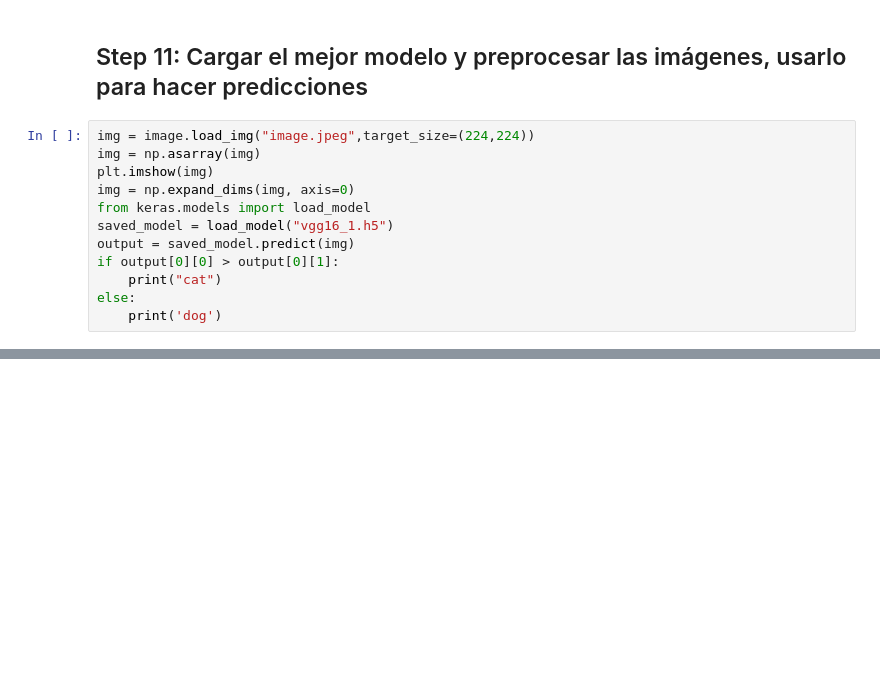
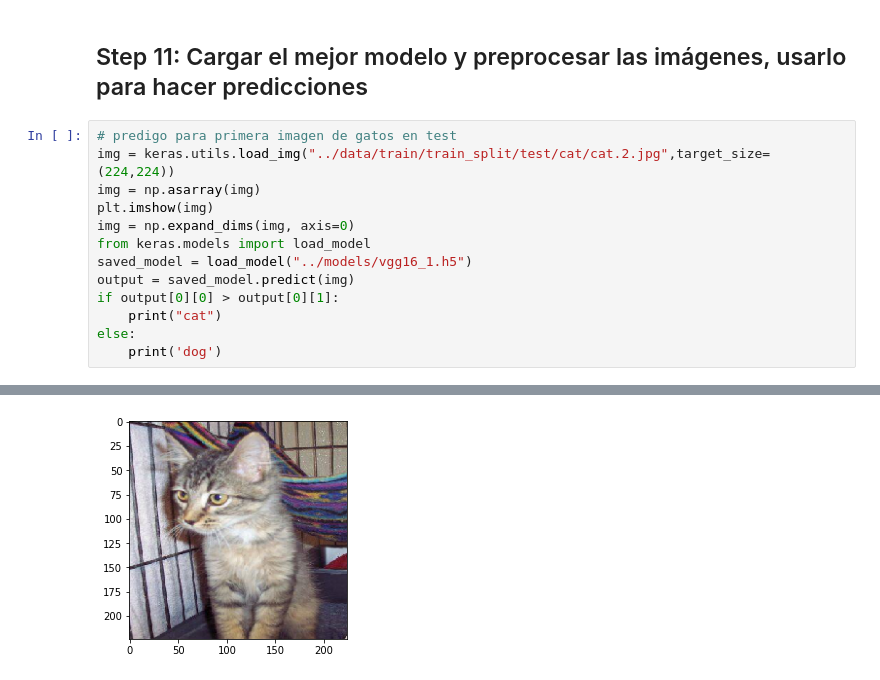
Before and after one commit to RominaGonella/Image-Classifier-Project-Tutorial, a Jupyter notebook: src/explore.ipynb, the cells around one changed output, grey strips where cells are left out. Cells and saved outputs as stored; diff of their text form; blank space fills up the shorter version.

```diff
--- a/src/explore.ipynb
+++ b/src/explore.ipynb
@@ -249,14 +280,16 @@ plt.show()
 # %% [markdown]
 ## Step 11: Cargar el mejor modelo y preprocesar las imágenes, usarlo para hacer predicciones
 # %%
-img = image.load_img("image.jpeg",target_size=(224,224))
+# predigo para primera imagen de gatos en test
+img = keras.utils.load_img("../data/train/train_split/test/cat/cat.2.jpg",target_size=(224,224))
 img = np.asarray(img)
 plt.imshow(img)
 img = np.expand_dims(img, axis=0)
 from keras.models import load_model
-saved_model = load_model("vgg16_1.h5")
+saved_model = load_model("../models/vgg16_1.h5")
 output = saved_model.predict(img)
 if output[0][0] > output[0][1]:
     print("cat")
 else:
     print('dog')
+# %% [output]
@@ -262,0 +298 @@ else:
+[figure, added]
```
Also changed, not shown: parts of 21 cells of this notebook, 1 other file.
